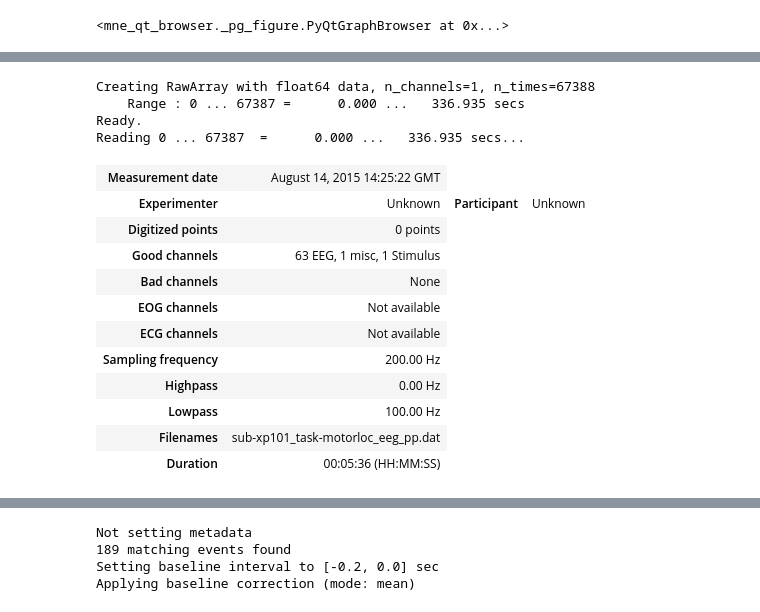
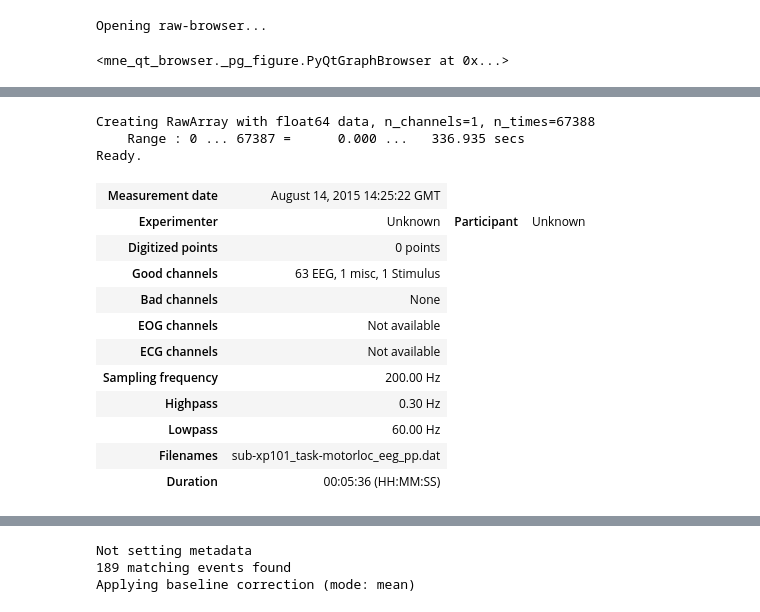
Before and after one commit to mrpotato180/final_project_neuroim, a Jupyter notebook: EEG_analysis_04_05.ipynb, the cells around one changed output, grey strips where cells are left out. Saved outputs shown, nothing was run; the diff lists cells and outputs as text; code cells hidden in the pictures.

```diff
--- a/EEG_analysis_04_05.ipynb
+++ b/EEG_analysis_04_05.ipynb
@@ -15,0 +22,2 @@ Consider setting the channel types to be of EEG/sEEG/ECoG/DBS/fNIRS using inst.s
+# %%
+data_filt=data.copy().load_data().filter(0.3,60)
@@ -16,8 +39,9 @@ Consider setting the channel types to be of EEG/sEEG/ECoG/DBS/fNIRS using inst.s
 # %%
 
-data.plot()
+data_filt.plot()
 # %% [output]
-<mne_qt_browser._pg_figure.PyQtGraphBrowser at 0x...>
+Opening raw-browser...
+<mne_qt_browser._pg_figure.PyQtGraphBrowser at 0x...>
 # %%
 data.ch_names #names of the channels of the EEG
 # %% [output]
@@ -85,23 +109,22 @@ new_events=new_events[1:]
 # %%
 #Create a new channel called stimulation (STI) needed to add the events
 stim=mne.create_info(['STI'],200,['stim'])
 stim_raw=mne.io.RawArray(np.zeros([1,67388]),stim)
-data.load_data().add_channels([stim_raw],force_update_info=True)
+data_filt.load_data().add_channels([stim_raw],force_update_info=True)
 # %% [output]
 Creating RawArray with float64 data, n_channels=1, n_times=67388
     Range : 0 ... 67387 =      0.000 ...   336.935 secs
 Ready.
-Reading 0 ... 67387  =      0.000 ...   336.935 secs...
 | Measurement date | August 14, 2015 14:25:22 GMT |
 | Experimenter | Unknown | Participant | Unknown |
 | Digitized points | 0 points |
 | Good channels | 63 EEG, 1 misc, 1 Stimulus |
 | Bad channels | None |
 | EOG channels | Not available |
 | ECG channels | Not available |
 | Sampling frequency | 200.00 Hz |
-| Highpass | 0.00 Hz |
-| Lowpass | 100.00 Hz |
+| Highpass | 0.30 Hz |
+| Lowpass | 60.00 Hz |
 | Filenames | sub-xp101_task-motorloc_eeg_pp.dat |
 | Duration | 00:05:36 (HH:MM:SS) |
 # %%
@@ -139,10 +162,9 @@ picks = mne.pick_types(data.info, meg=False, eeg=True, stim=False, misc=True,
 # %%
-epochs = mne.Epochs(data, new_events, event_id, tmin, tmax, picks=picks, proj=False,
+epochs = mne.Epochs(data_filt, new_events, event_id, tmin, tmax, picks=picks, proj=False,
                     baseline=baseline, reject=reject_criteria)
 # %% [output]
 Not setting metadata
 189 matching events found
-Setting baseline interval to [-0.2, 0.0] sec
 Applying baseline correction (mode: mean)
 # %%
 #matplotlib tk
```
Also changed, not shown: parts of 15 cells of this notebook, 1 other file.
